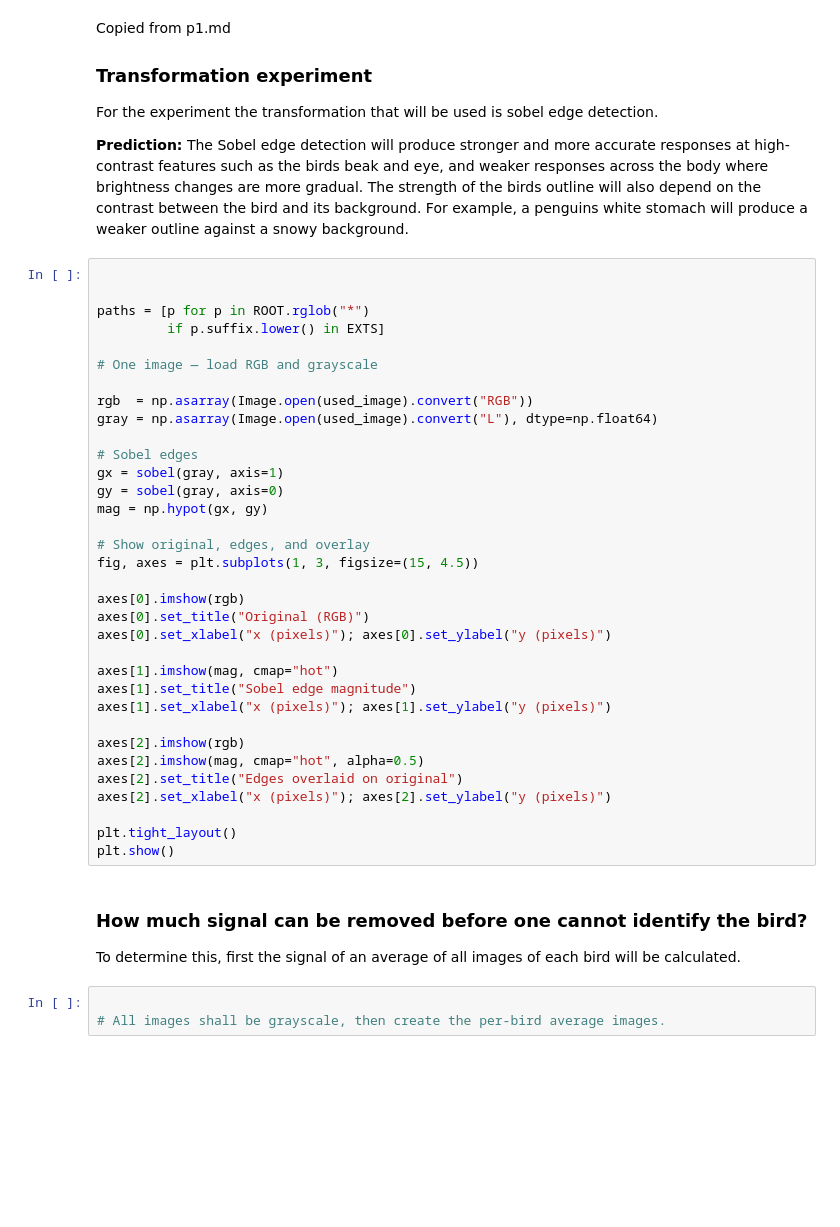
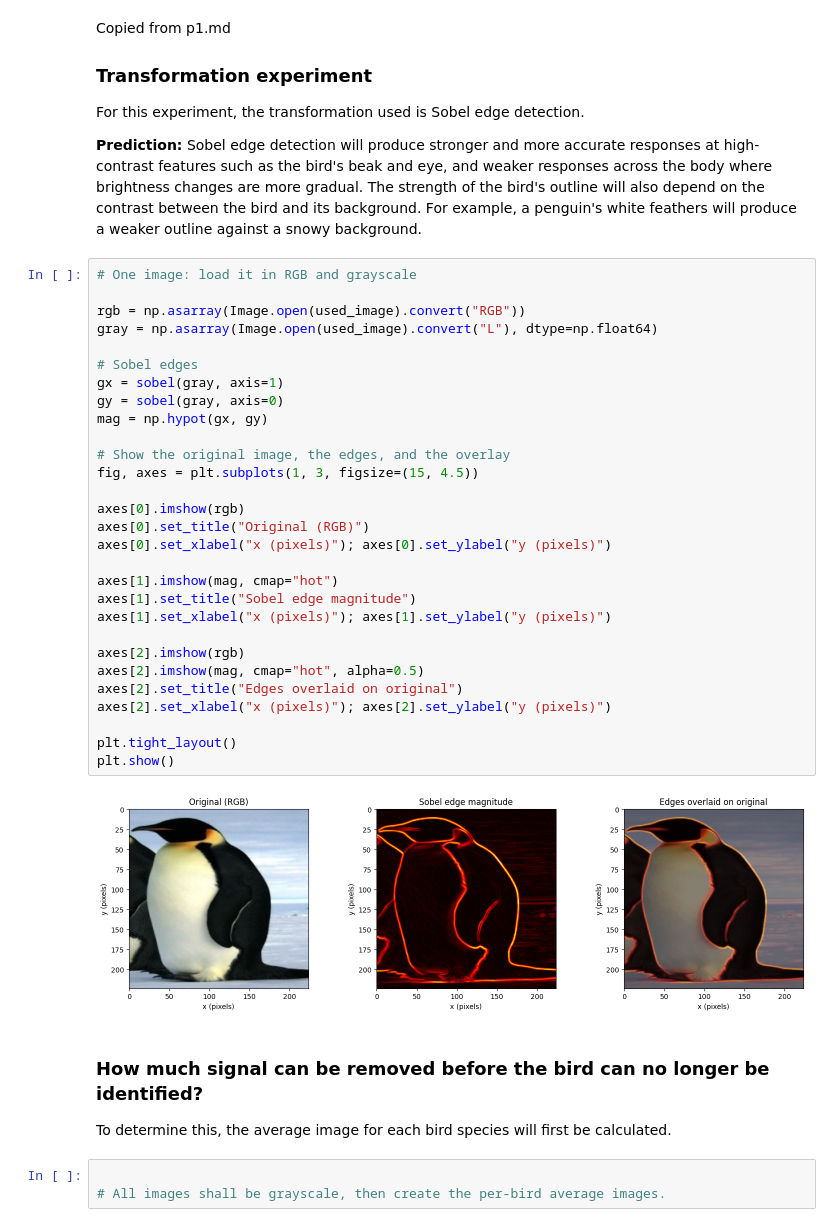
Before and after one commit to Fredrik321/Digital-information-processing, a Jupyter notebook: bird_dataset_analysis.ipynb, the cells around one changed output. Drawn from its saved outputs; the diff is of its cells as text; blank space fills up the shorter version.

```diff
--- a/bird_dataset_analysis.ipynb
+++ b/bird_dataset_analysis.ipynb
@@ -64,52 +70,44 @@ plt.show()
 # %% [markdown]
 Copied from p1.md
 ### Transformation experiment
-For the experiment the transformation that will be used is sobel edge detection.
+For this experiment, the transformation used is Sobel edge detection.
 
-**Prediction:** The Sobel edge detection will produce stronger and more
-accurate responses at high-contrast features such as the birds beak and eye,
-and weaker responses across the body where brightness changes are more
-gradual. The strength of the birds outline will also depend on the
-contrast between the bird and its background. For example, a penguins
-white stomach will produce a weaker outline against a snowy background.
+**Prediction:** Sobel edge detection will produce stronger and more accurate responses at high-contrast features such as the bird's beak and eye, and weaker responses across the body where brightness changes are more gradual. The strength of the bird's outline will also depend on the contrast between the bird and its background. For example, a penguin's white feathers will produce a weaker outline against a snowy background.
 # %%
+# One image: load it in RGB and grayscale
 
-
-paths = [p for p in ROOT.rglob("*")
-         if p.suffix.lower() in EXTS]
-
-# One image — load RGB and grayscale
-
-rgb  = np.asarray(Image.open(used_image).convert("RGB"))
+rgb = np.asarray(Image.open(used_image).convert("RGB"))
 gray = np.asarray(Image.open(used_image).convert("L"), dtype=np.float64)
 
 # Sobel edges
 gx = sobel(gray, axis=1)
 gy = sobel(gray, axis=0)
 mag = np.hypot(gx, gy)
 
-# Show original, edges, and overlay
+# Show the original image, the edges, and the overlay
 fig, axes = plt.subplots(1, 3, figsize=(15, 4.5))
 
 axes[0].imshow(rgb)
 axes[0].set_title("Original (RGB)")
 axes[0].set_xlabel("x (pixels)"); axes[0].set_ylabel("y (pixels)")
 
 axes[1].imshow(mag, cmap="hot")
 axes[1].set_title("Sobel edge magnitude")
 axes[1].set_xlabel("x (pixels)"); axes[1].set_ylabel("y (pixels)")
 
 axes[2].imshow(rgb)
 axes[2].imshow(mag, cmap="hot", alpha=0.5)
 axes[2].set_title("Edges overlaid on original")
 axes[2].set_xlabel("x (pixels)"); axes[2].set_ylabel("y (pixels)")
 
 plt.tight_layout()
 plt.show()
+# %% [output]
+[figure, added]
 # %% [markdown]
-### How much signal can be removed before one cannot identify the bird?
+### How much signal can be removed before the bird can no longer be identified?
 
-To determine this, first the signal of an average of all images of each bird will be calculated.
+To determine this, the average image for each bird species will first be calculated.
 # %%
 
 # All images shall be grayscale, then create the per-bird average images.
```
Also changed, not shown: parts of 9 cells of this notebook, 1 other file.
